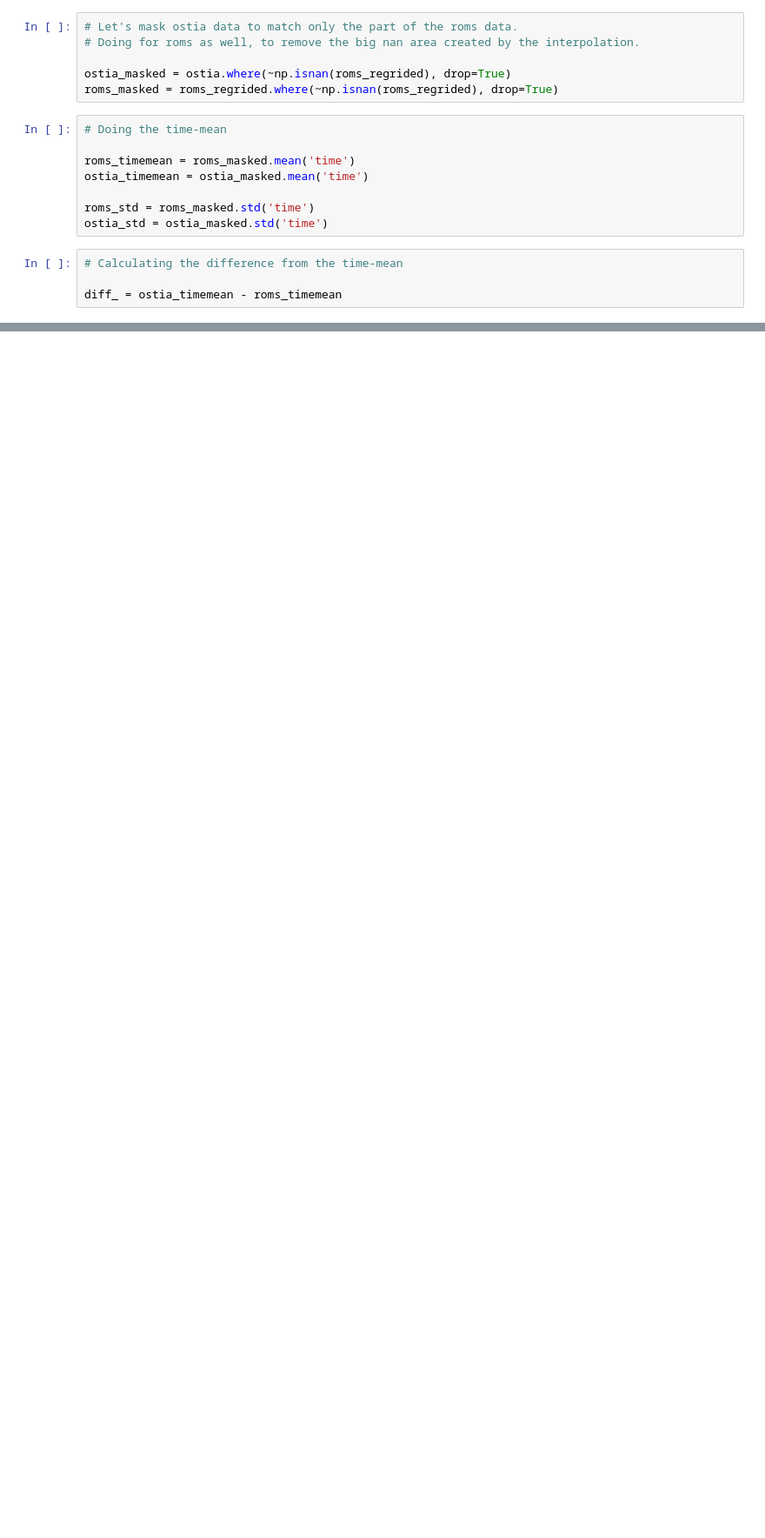
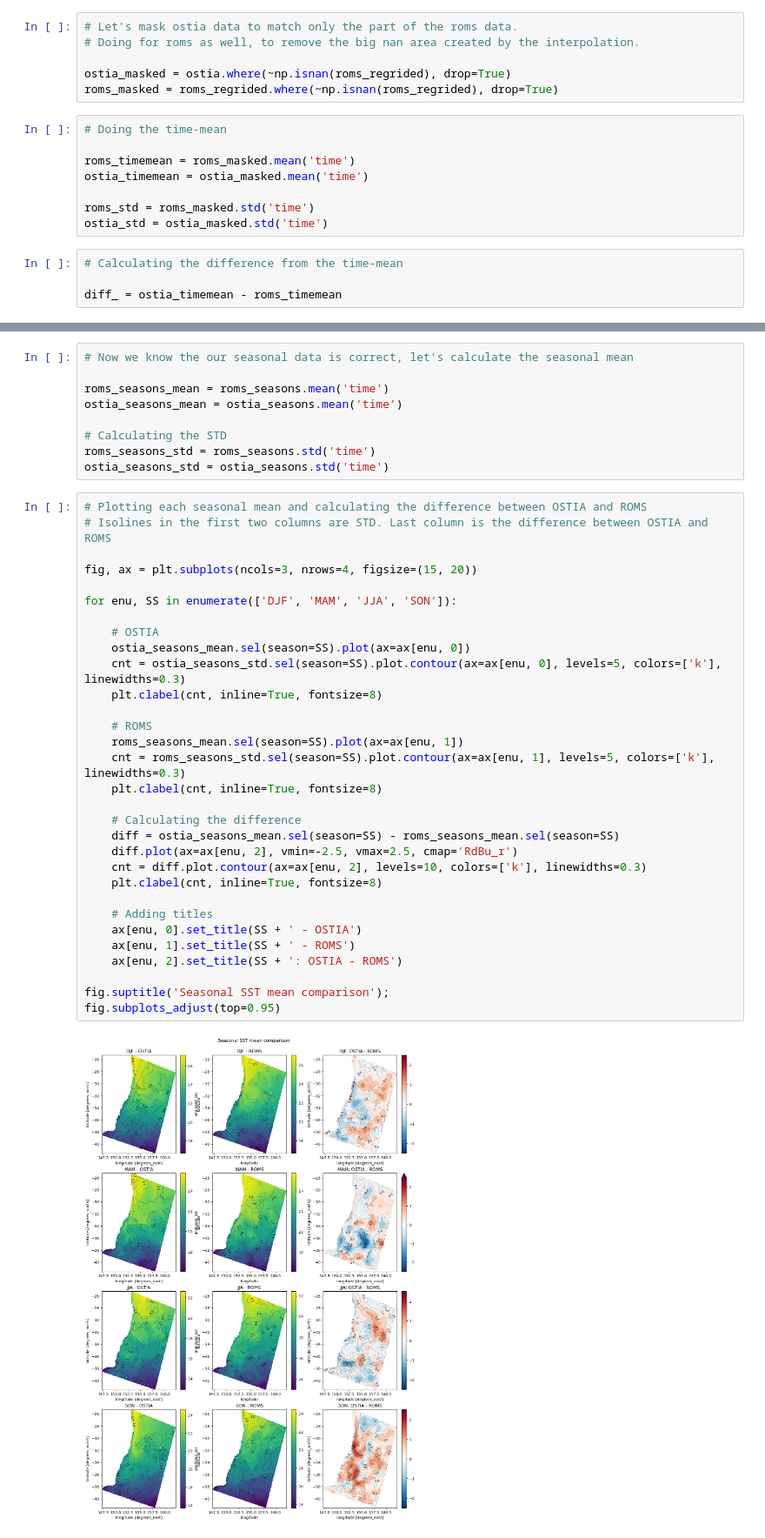
Before and after one commit to ACCESS-Community-Hub/coastal-commons, a Jupyter notebook: Recipes/SST_model_evaluation.ipynb, the cells around one changed output, grey strips where cells are left out. Shown at 87% size. Saved outputs shown, nothing was run; the diff lists cells and outputs as text; blank space fills up the shorter version.

```diff
--- a/Recipes/SST_model_evaluation.ipynb
+++ b/Recipes/SST_model_evaluation.ipynb
@@ -147,0 +184,42 @@ ax[2].set_title('OSTIA - ROMS');
+# %%
+# Now we know the our seasonal data is correct, let's calculate the seasonal mean
+
+roms_seasons_mean = roms_seasons.mean('time')
+ostia_seasons_mean = ostia_seasons.mean('time')
+
+# Calculating the STD
+roms_seasons_std = roms_seasons.std('time')
+ostia_seasons_std = ostia_seasons.std('time')
+# %%
+# Plotting each seasonal mean and calculating the difference between OSTIA and ROMS
+# Isolines in the first two columns are STD. Last column is the difference between OSTIA and ROMS
+
+fig, ax = plt.subplots(ncols=3, nrows=4, figsize=(15, 20))
+
+for enu, SS in enumerate(['DJF', 'MAM', 'JJA', 'SON']):
+
+    # OSTIA
+    ostia_seasons_mean.sel(season=SS).plot(ax=ax[enu, 0])
+    cnt = ostia_seasons_std.sel(season=SS).plot.contour(ax=ax[enu, 0], levels=5, colors=['k'], linewidths=0.3)
+    plt.clabel(cnt, inline=True, fontsize=8)
+
+    # ROMS
+    roms_seasons_mean.sel(season=SS).plot(ax=ax[enu, 1])
+    cnt = roms_seasons_std.sel(season=SS).plot.contour(ax=ax[enu, 1], levels=5, colors=['k'], linewidths=0.3)
+    plt.clabel(cnt, inline=True, fontsize=8)
+
+    # Calculating the difference
+    diff = ostia_seasons_mean.sel(season=SS) - roms_seasons_mean.sel(season=SS)
+    diff.plot(ax=ax[enu, 2], vmin=-2.5, vmax=2.5, cmap='RdBu_r')
+    cnt = diff.plot.contour(ax=ax[enu, 2], levels=10, colors=['k'], linewidths=0.3)
+    plt.clabel(cnt, inline=True, fontsize=8)
+
+    # Adding titles
+    ax[enu, 0].set_title(SS + ' - OSTIA')
+    ax[enu, 1].set_title(SS + ' - ROMS')
+    ax[enu, 2].set_title(SS + ': OSTIA - ROMS')
+
+fig.suptitle('Seasonal SST mean comparison');
+fig.subplots_adjust(top=0.95)
+# %% [output]
+[figure, added]
```
Also changed, not shown: parts of 14 cells of this notebook.
